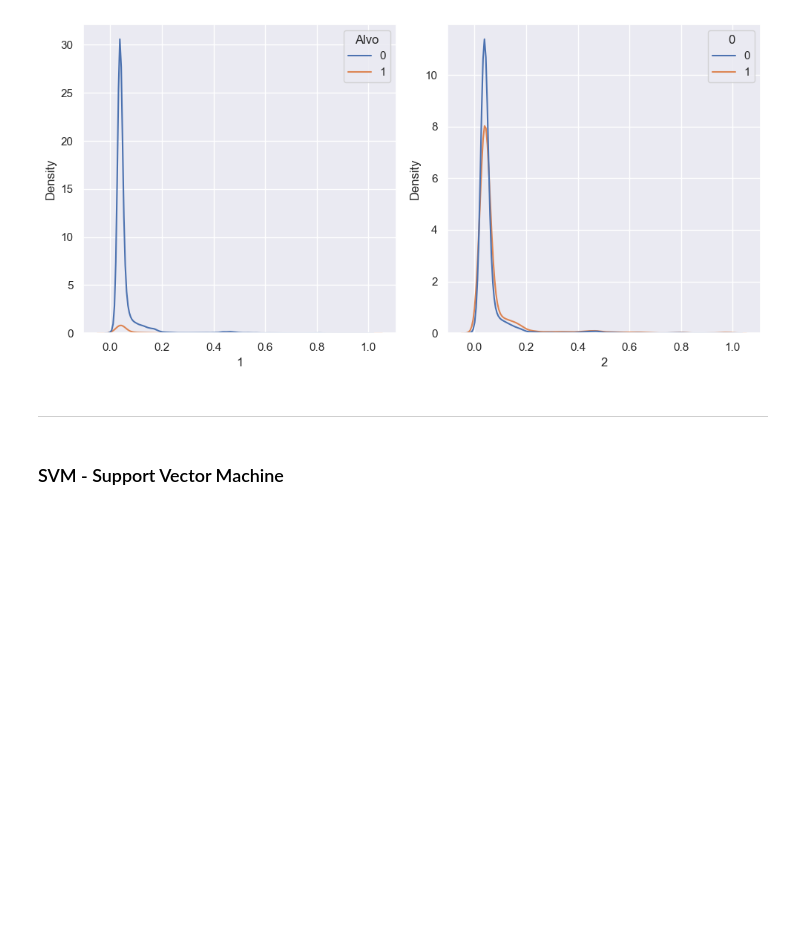
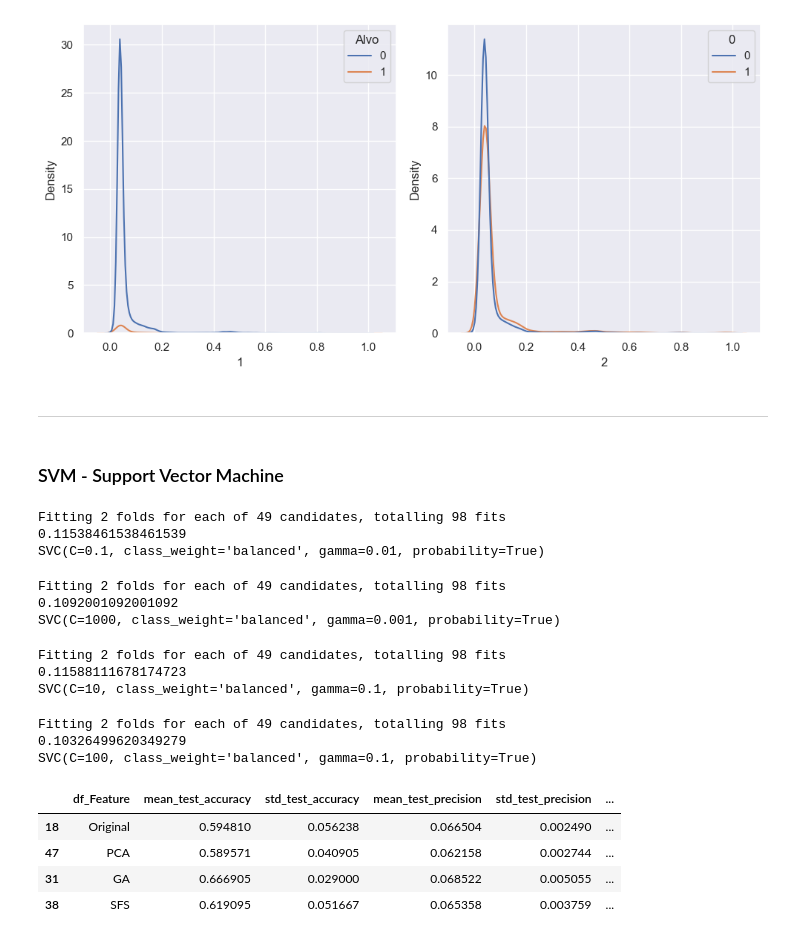
Before and after one commit to AlexCecconi/ReconhecimentoPadroes_FrenchInsurance, a Jupyter notebook: Motor_Insurance_Project.ipynb, the cells around one changed output. Drawn from its saved outputs; the diff is of its cells as text; code cells hidden in the pictures; blank space fills up the shorter version.

```diff
--- a/Motor_Insurance_Project.ipynb
+++ b/Motor_Insurance_Project.ipynb
@@ -620,0 +716,6 @@ param_grid = [
+# %%
+X_train, X_test, y_train, y_test = train_test_split( scaler.fit_transform(X), y, test_size=0.30, random_state=42, stratify = y)
+X_train_pca, X_test_pca, y_train_pca, y_test_pca = train_test_split( df_pca, y_pca, test_size=0.30, random_state=42, stratify = y)
+X_train_GA, X_test_GA, y_train_GA, y_test_GA = train_test_split( scaler.fit_transform(X[listGA]), y, test_size=0.30, random_state=42, stratify = y)
+X_train_SFS, X_test_SFS, y_train_SFS, y_test_SFS = train_test_split( scaler.fit_transform(X[listSFS]), y, test_size=0.30, random_state=42, stratify = y)
+#X_train, X_test, y_train, y_test = train_test_split( scaler.fit_transform(X_res), y_res, test_size=0.30, random_state=42, stratify = y_res)
@@ -620,0 +733,69 @@ param_grid = [
+# %%
+Model_grid.fit(X_train, y_train )
+
+print(Model_grid.score(X_test,y_test) )
+print(Model_grid.best_estimator_)
+#cache_size
+Model_grid_results = pd.DataFrame(Model_grid.cv_results_)
+Model_grid_results.insert(0, "df_Feature", 'Original', True)
+best_grid = Model_grid.best_params_
+# %% [output]
+Fitting 2 folds for each of 49 candidates, totalling 98 fits
+0.11538461538461539
+SVC(C=0.1, class_weight='balanced', gamma=0.01, probability=True)
+# %%
+Model_grid.fit(X_train_pca, y_train_pca )
+
+print(Model_grid.score(X_test_pca, y_test_pca) )
+print(Model_grid.best_estimator_)
+
+Model_grid_results_pca = pd.DataFrame(Model_grid.cv_results_)
+Model_grid_results_pca.insert(0, "df_Feature", 'PCA', True)
+best_grid_pca = Model_grid.best_params_
+# %% [output]
+Fitting 2 folds for each of 49 candidates, totalling 98 fits
+0.1092001092001092
+SVC(C=1000, class_weight='balanced', gamma=0.001, probability=True)
+# %%
+Model_grid.fit(X_train_GA, y_train_GA )
+
+print(Model_grid.score(X_test_GA,y_test_GA) )
+print(Model_grid.best_estimator_)
+
+Model_grid_results_GA = pd.DataFrame(Model_grid.cv_results_)
+Model_grid_results_GA.insert(0, "df_Feature", 'GA', True)
+best_grid_GA = Model_grid.best_params_
+# %% [output]
+Fitting 2 folds for each of 49 candidates, totalling 98 fits
+0.11588111678174723
+SVC(C=10, class_weight='balanced', gamma=0.1, probability=True)
+# %%
+Model_grid.fit(X_train_SFS, y_train_SFS )
+
+print(Model_grid.score(X_test_SFS,y_test_SFS) )
+print(Model_grid.best_estimator_)
+
+Model_grid_results_SFS = pd.DataFrame(Model_grid.cv_results_)
+Model_grid_results_SFS.insert(0, "df_Feature", 'SFS', True)
+best_grid_SFS = Model_grid.best_params_
+# %% [output]
+Fitting 2 folds for each of 49 candidates, totalling 98 fits
+0.10326499620349279
+SVC(C=100, class_weight='balanced', gamma=0.1, probability=True)
+# %%
+#grid_list = {0: "Alvo", }   rename(columns={0: "Alvo"})
+#df.style.format({"B": lambda x: "±{:.2f}".format(abs(x))})
+metrics_column = ['df_Feature', 'mean_test_accuracy','std_test_accuracy', 'mean_test_precision','std_test_precision', 'mean_test_recall','std_test_recall', 'mean_test_f1','std_test_f1', 'mean_test_roc_auc','std_test_roc_auc']
+res = Model_grid_results.loc[ Model_grid_results["params"] == best_grid  ][metrics_column]#.style.format('{:.2%}')
+res_pca = Model_grid_results_pca.loc[ Model_grid_results_pca["params"] == best_grid_pca  ][metrics_column]#.style.format('{:.2%}')
+res_GA = Model_grid_results_GA.loc[ Model_grid_results_GA["params"] == best_grid_GA  ][metrics_column]#.style.format('{:.2%}')
+res_SFS = Model_grid_results_SFS.loc[ Model_grid_results_SFS["params"] == best_grid_SFS  ][metrics_column]#.style.format('{:.2%}')
+
+Resultado = pd.concat([res, res_pca, res_GA, res_SFS])#.style.format('{:.2}')
+Resultado
+# %% [output]
+|  | df_Feature | mean_test_accuracy | std_test_accuracy | mean_test_precision | std_test_precision | ... |
+| 18 | Original | 0.594810 | 0.056238 | 0.066504 | 0.002490 | ... |
+| 47 | PCA | 0.589571 | 0.040905 | 0.062158 | 0.002744 | ... |
+| 31 | GA | 0.666905 | 0.029000 | 0.068522 | 0.005055 | ... |
+| 38 | SFS | 0.619095 | 0.051667 | 0.065358 | 0.003759 | ... |
```
Also changed, not shown: parts of 23 cells of this notebook.
